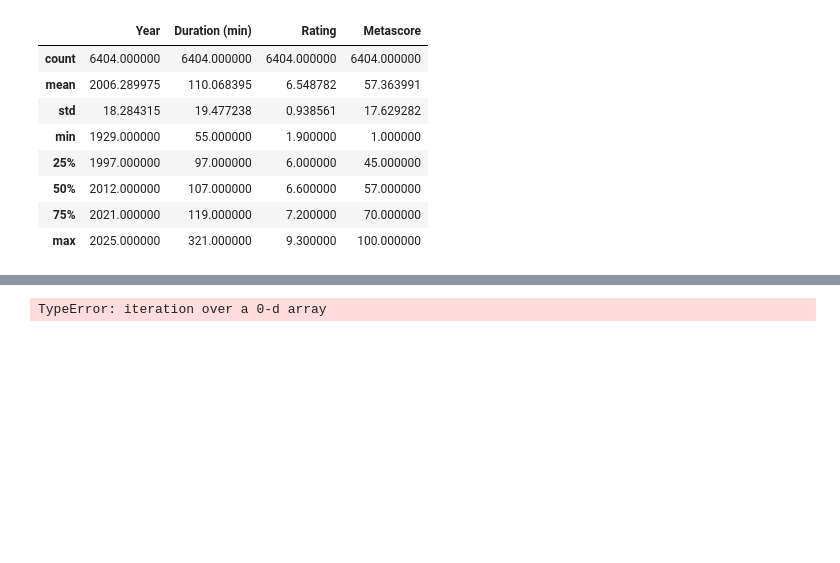
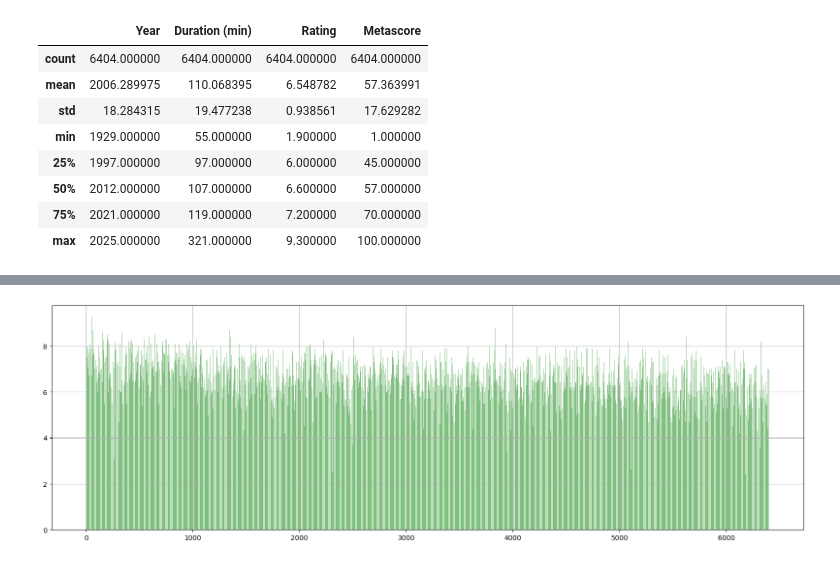
Before and after one commit to spandya3/project-01-MJJS, a Jupyter notebook: RatingAverages.ipynb, the cells around one changed output, grey strips where cells are left out. Cells and saved outputs as stored; diff of their text form; code cells hidden in the pictures; blank space fills up the shorter version.

```diff
--- a/RatingAverages.ipynb
+++ b/RatingAverages.ipynb
@@ -63,6 +138,13 @@ Name: Rating, dtype: float64
 # %%
-#Plotting graphs and visualization
-x_axis = np.array(len(movie_data_df))
-y_axis =
+#Grass like Graph Blooper
+#Creating our x axis and our Tick locations
+x_axis= np.arange(len(movie_data_df))
+tick_locations = [value + 0.4 for value in x_axis]
+
+#Creating the figure size for Bargraph
+plt.figure(figsize=(20,6))
+plt.bar(x_axis, movie_data_df["Rating"], color = "Green", alpha = 0.5, align = "center")
+plt.title
+plt.grid()
 # %% [output]
-TypeError: iteration over a 0-d array
+[figure, added]
```
Also changed, not shown: parts of 7 cells of this notebook.
